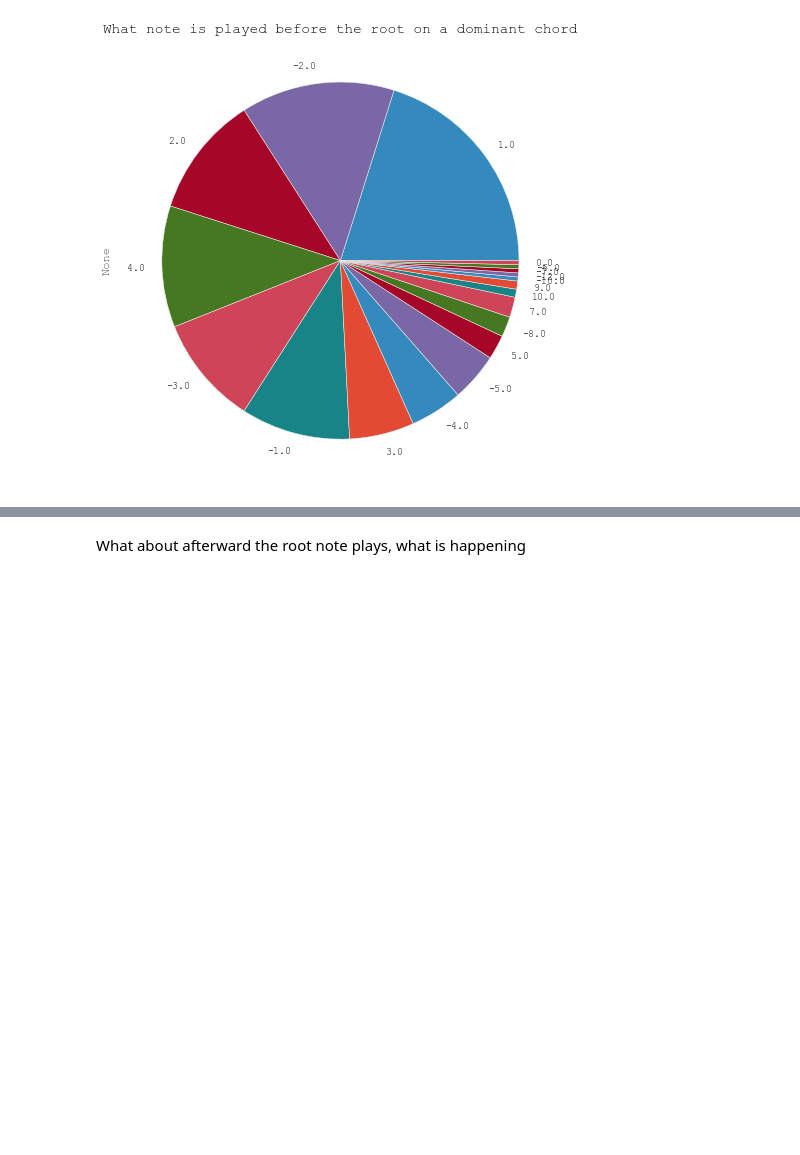
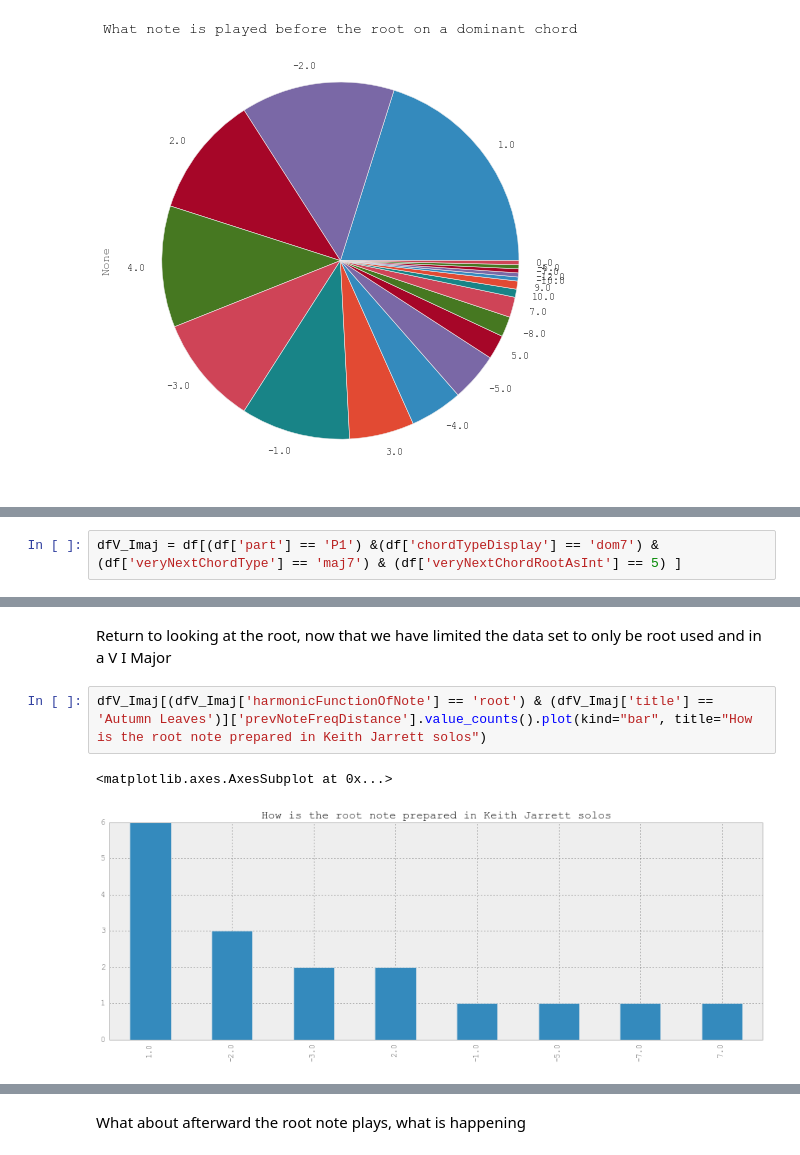
Before and after one commit to jgab3103/phd_code, a Jupyter notebook: ch5_p1.ipynb, the cells around one changed output, grey strips where cells are left out. Drawn from its saved outputs; the diff is of its cells as text; blank space fills up the shorter version.

```diff
--- a/ch5_p1.ipynb
+++ b/ch5_p1.ipynb
@@ -170,0 +230,2 @@ df.head()
+# %%
+dfV_Imaj = df[(df['part'] == 'P1') &(df['chordTypeDisplay'] == 'dom7') &(df['veryNextChordType'] == 'maj7') & (df['veryNextChordRootAsInt'] == 5) ]
@@ -170,0 +241,7 @@ df.head()
+# %% [markdown]
+<div> Return to looking at the root, now that we have limited the data set to only be root used and in a V I Major</div>
+# %%
+dfV_Imaj[(dfV_Imaj['harmonicFunctionOfNote'] == 'root') & (dfV_Imaj['title'] == 'Autumn Leaves')]['prevNoteFreqDistance'].value_counts().plot(kind="bar", title="How is the root note prepared in Keith Jarrett solos")
+# %% [output]
+<matplotlib.axes.AxesSubplot at 0x...>
+[figure, added]
```
Also changed, not shown: parts of 35 cells of this notebook, 2 other files.
